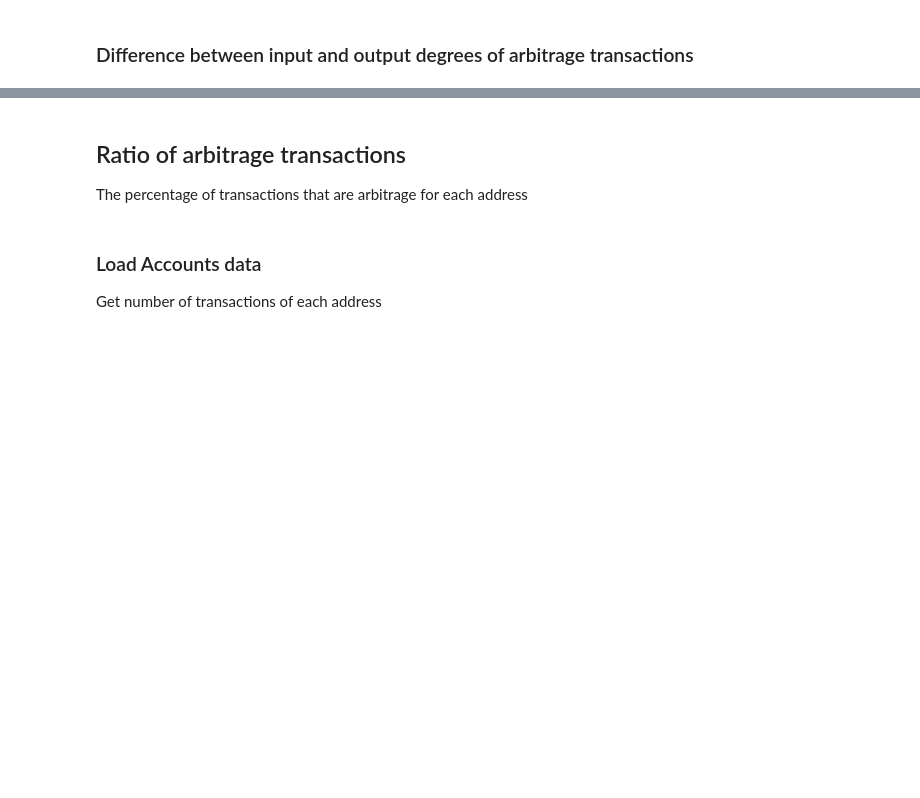
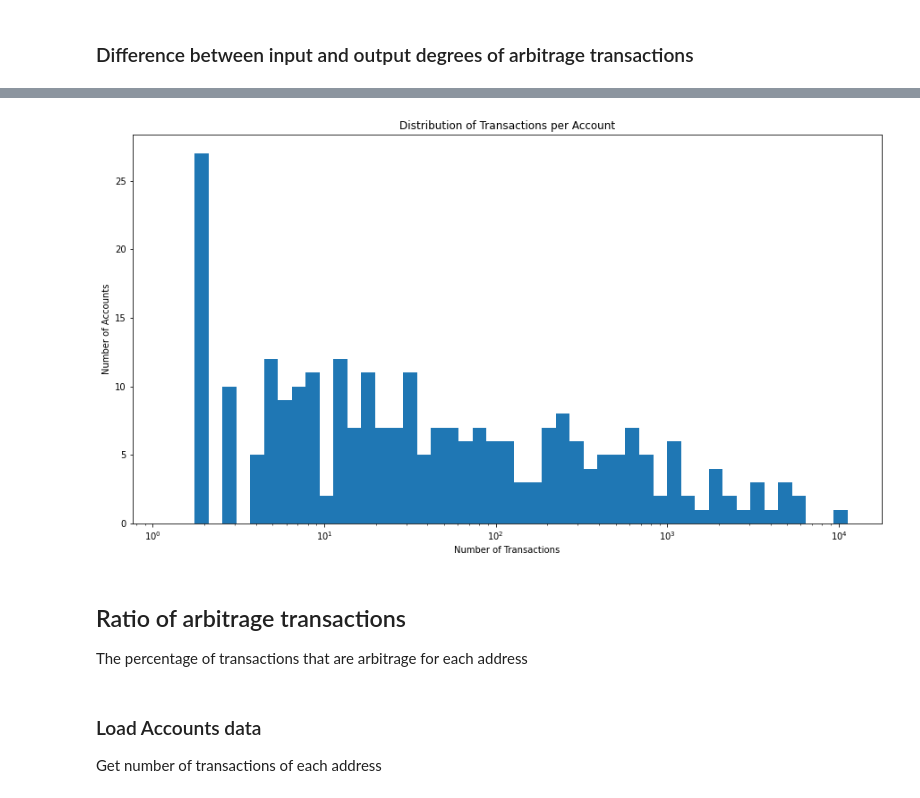
Before and after one commit to noushkia/mev-analysis, a Jupyter notebook: arbitrage_analysis.ipynb, the cells around one changed output, grey strips where cells are left out. Saved outputs shown, nothing was run; the diff lists cells and outputs as text; code cells hidden in the pictures; blank space fills up the shorter version.

```diff
--- a/arbitrage_analysis.ipynb
+++ b/arbitrage_analysis.ipynb
@@ -411,3 +417,23 @@ plt.show()
+# %%
+# Group by account address and count the number of transactions
+transactions_per_account = arb_df.groupby(['account_address']).size()
+
+# Define custom bin edges
+bin_edges = np.logspace(np.log10(1), np.log10(transactions_per_account.max()), 51)
+
+# Remove the first bin edge
+bin_edges = bin_edges[1:]
+
+# Plot the distribution of transactions per account as a histogram
+plt.figure(figsize=(15, 8))
+plt.hist(transactions_per_account, bins=bin_edges)
+plt.xscale('log')
+plt.title('Distribution of Transactions per Account')
+plt.xlabel('Number of Transactions')
+plt.ylabel('Number of Accounts')
+plt.show()
+# %% [output]
+[figure, added]
 # %% [markdown]
 ## Ratio of arbitrage transactions
 The percentage of transactions that are arbitrage for each address
```
Also changed, not shown: parts of 46 cells of this notebook.
